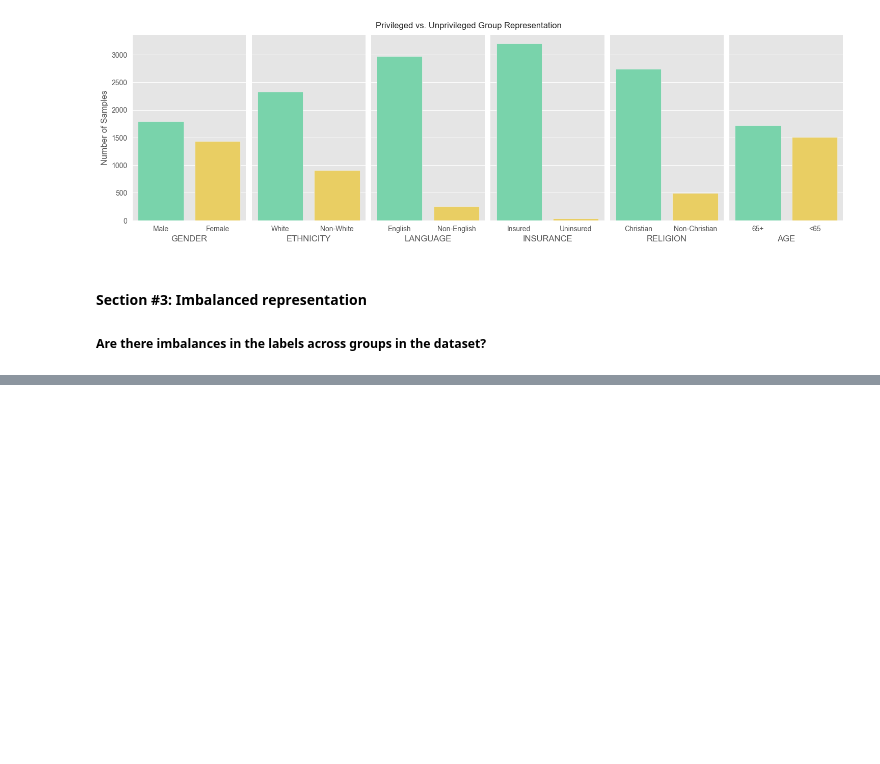
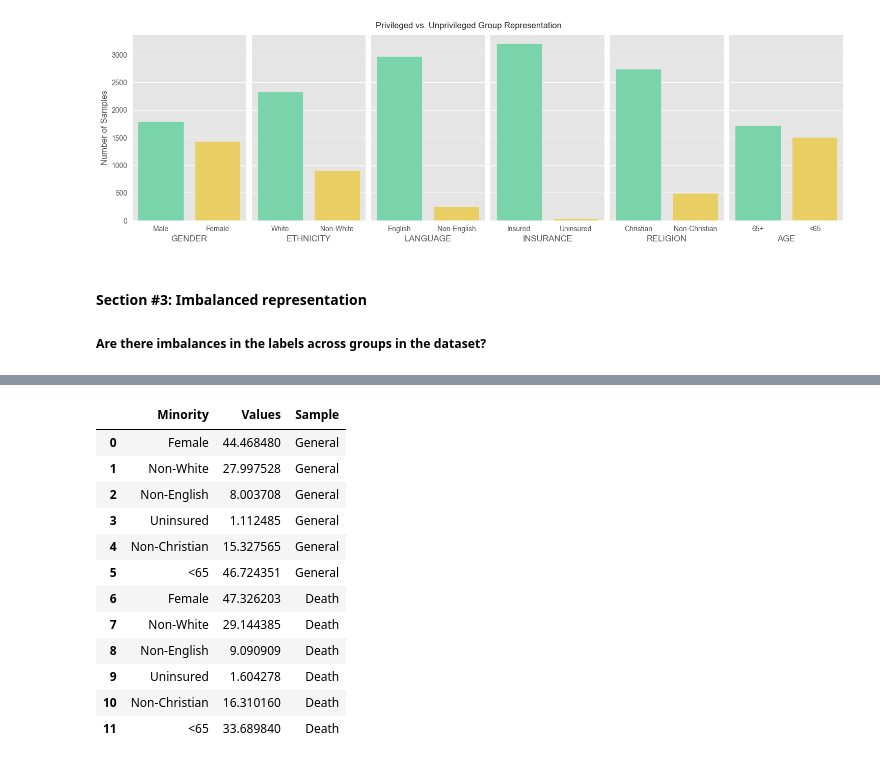
Before and after one commit to eparascho/mimic3-benchmarks, a Jupyter notebook: mimic3fairness/data_bias_quantification.ipynb, the cells around one changed output, grey strips where cells are left out. Saved outputs shown, nothing was run; the diff lists cells and outputs as text; code cells hidden in the pictures; blank space fills up the shorter version.

```diff
--- a/mimic3fairness/data_bias_quantification.ipynb
+++ b/mimic3fairness/data_bias_quantification.ipynb
@@ -259,0 +190,12 @@ plt.show()
+# %%
+# the unprivileged group
+minorities = ['Female', 'Non-White', 'Non-English', 'Uninsured', 'Non-Christian', '<65']
+# %%
+# the proportion of unprivileged groups in the general sample
+general_samples_df = pd.DataFrame(columns=['Minority', 'General Sample'])
+nof_general_sample = representation_df.loc[representation_df['Attribute'] == 'GENDER'].sum()['Samples']
+for minority in minorities:
+    nof_minority = representation_df.loc[representation_df['Label'] == minority]['Samples'].values[0]
+    minority_df =  pd.DataFrame([[minority, nof_minority/nof_general_sample*100]], columns=['Minority', 'General Sample'])
+    general_samples_df = pd.concat([general_samples_df, minority_df], axis=0)
+general_samples_df
@@ -259,0 +238,23 @@ plt.show()
+# %%
+# merge dataframes na change df format
+plot_df = general_samples_df.merge(death_sample_df, on='Minority', how='left')
+plot_df = pd.concat([plot_df, plot_df.copy()], axis=0, ignore_index=True)
+plot_df.loc[6:11, 'General Sample'] = list(plot_df.loc[0:5, 'Death Sample'])
+plot_df['Sample'] = ['General', 'General', 'General', 'General', 'General', 'General', 'Death', 'Death', 'Death', 'Death', 'Death', 'Death']
+plot_df.drop(columns=['Death Sample'], inplace=True)
+plot_df.rename(columns={'General Sample': 'Values'}, inplace=True)
+plot_df
+# %% [output]
+|  | Minority | Values | Sample |
+| 0 | Female | 44.468480 | General |
+| 1 | Non-White | 27.997528 | General |
+| 2 | Non-English | 8.003708 | General |
+| 3 | Uninsured | 1.112485 | General |
+| 4 | Non-Christian | 15.327565 | General |
+| 5 | <65 | 46.724351 | General |
+| 6 | Female | 47.326203 | Death |
+| 7 | Non-White | 29.144385 | Death |
+| 8 | Non-English | 9.090909 | Death |
+| 9 | Uninsured | 1.604278 | Death |
+| 10 | Non-Christian | 16.310160 | Death |
+| 11 | <65 | 33.689840 | Death |
```
Also changed, not shown: parts of 7 cells of this notebook, 2 other files.
